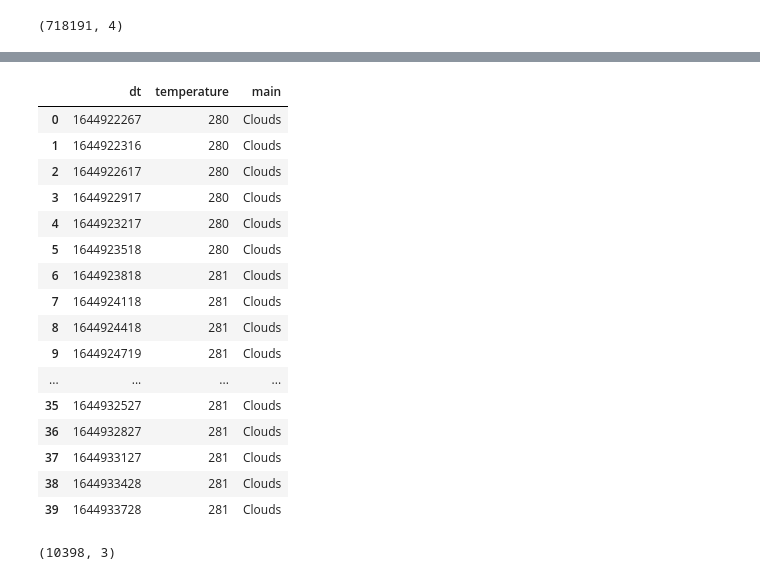
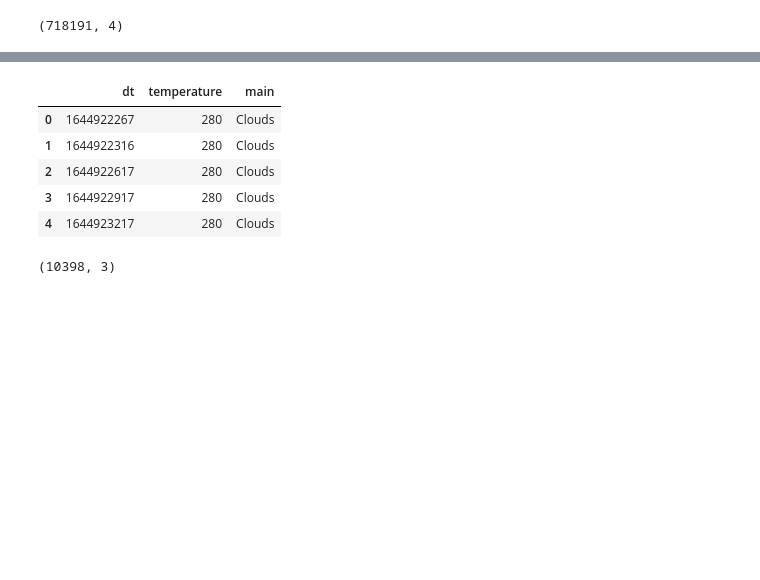
Before and after one commit to michaeldavitt/COMP30830_Dublin_Bikes_App, a Jupyter notebook: machineLearning/machineLearningModels.ipynb, the cells around one changed output, grey strips where cells are left out. Saved outputs shown, nothing was run; the diff lists cells and outputs as text; code cells hidden in the pictures; blank space fills up the shorter version.

```diff
--- a/machineLearning/machineLearningModels.ipynb
+++ b/machineLearning/machineLearningModels.ipynb
@@ -59,5 +61,5 @@ print(availability_df.shape)
 (718191, 4)
 # %%
 weather_df = pd.read_sql_query("SELECT dt, temperature, main FROM dbikes.real_time_weather", engine)
-weather_df.head(40)
+weather_df.head()
 # %% [output]
@@ -66,20 +68,9 @@ weather_df.head(40)
 |  | dt | temperature | main |
 | 0 | 1644922267 | 280 | Clouds |
 | 1 | 1644922316 | 280 | Clouds |
 | 2 | 1644922617 | 280 | Clouds |
 | 3 | 1644922917 | 280 | Clouds |
 | 4 | 1644923217 | 280 | Clouds |
-| 5 | 1644923518 | 280 | Clouds |
-| 6 | 1644923818 | 281 | Clouds |
-| 7 | 1644924118 | 281 | Clouds |
-| 8 | 1644924418 | 281 | Clouds |
-| 9 | 1644924719 | 281 | Clouds |
-| ... | ... | ... | ... |
-| 35 | 1644932527 | 281 | Clouds |
-| 36 | 1644932827 | 281 | Clouds |
-| 37 | 1644933127 | 281 | Clouds |
-| 38 | 1644933428 | 281 | Clouds |
-| 39 | 1644933728 | 281 | Clouds |
 # %%
 #Drop duplicates
 weather_df.drop_duplicates(inplace=True)
```
Also changed, not shown: parts of 12 cells of this notebook.
